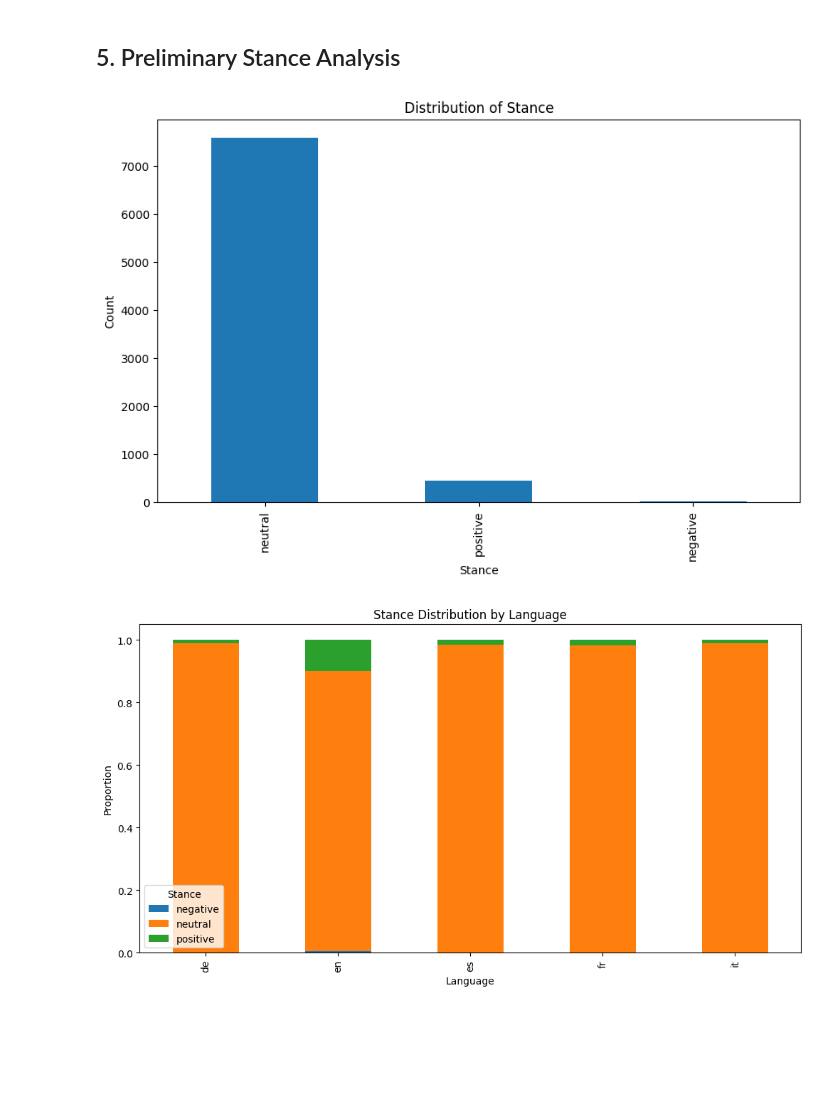
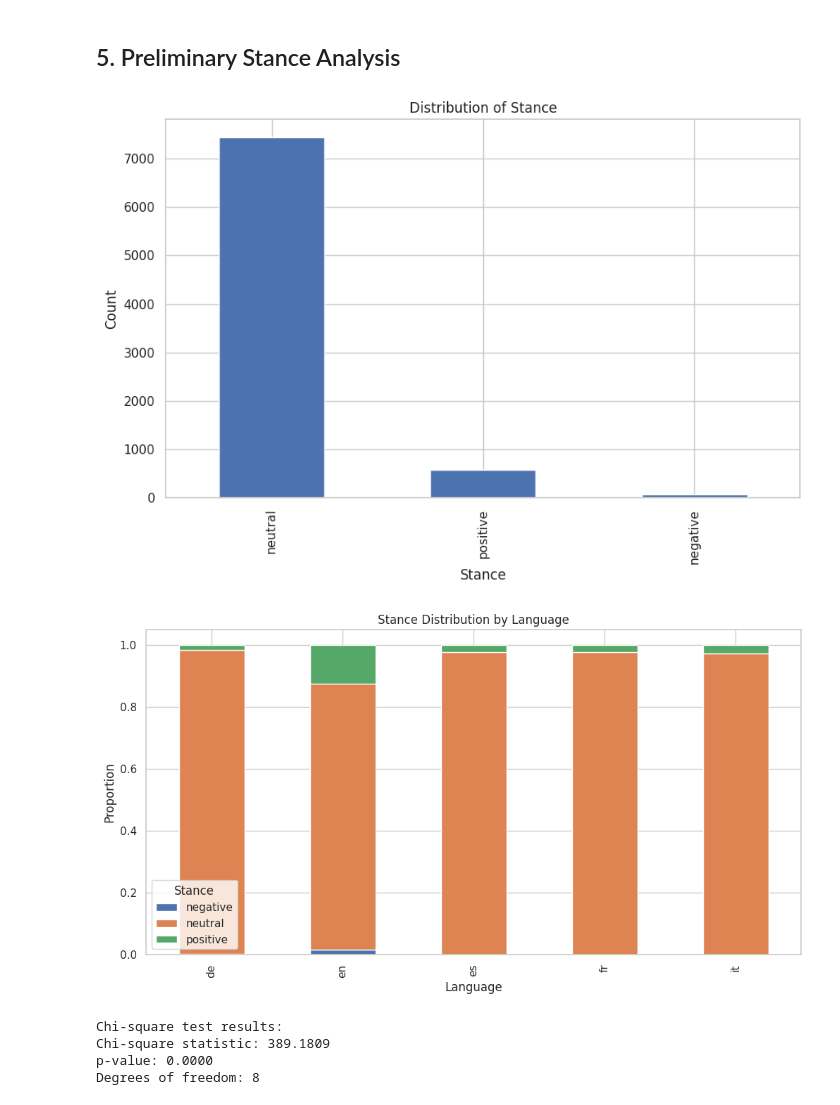
Before and after one commit to jaxendutta/climate-stance-detection, a Jupyter notebook: notebooks/01_data_exploration.ipynb, the cells around one changed output. Cells and saved outputs as stored; diff of their text form; code cells hidden in the pictures; blank space fills up the shorter version.

```diff
--- a/notebooks/01_data_exploration.ipynb
+++ b/notebooks/01_data_exploration.ipynb
@@ -11,3 +5,21 @@ import glob
+# %%
+# Configuration
+import pandas as pd
+import matplotlib.pyplot as plt
+import seaborn as sns
+import os
+import glob
+import datetime
+
+# Set plotting style and configurations
+sns.set_theme(style="whitegrid")  # Use seaborn's default style
+plt.rcParams['figure.figsize'] = (12, 6)
+pd.set_option('display.max_columns', None)
+pd.set_option('display.float_format', lambda x: '%.3f' % x)
+
+# Constants
+RANDOM_STATE = 42
+FIGURE_SIZE = (12, 6)
 # %%
 # Load the data
 latest_file = max(glob.glob('../data/raw/*.csv'), key=os.path.getctime)
@@ -159,36 +171,61 @@ for lang in data['language'].unique():
 # %%
 def assign_stance(text):
     text = text.lower()
-    positive_keywords = ['support', 'agree', 'real', 'serious', 'urgent', 'action']
-    negative_keywords = ['hoax', 'fake', 'exaggerated', 'myth', 'scam', 'conspiracy']
+
+    # Extended keyword lists
+    positive_keywords = [
+        'support', 'agree', 'real', 'serious', 'urgent', 'action',
+        'crisis', 'emergency', 'important', 'necessary', 'must'
+    ]
+    negative_keywords = [
+        'hoax', 'fake', 'exaggerated', 'myth', 'scam', 'conspiracy',
+        'alarmist', 'overblown', 'propaganda', 'false'
+    ]
 
     positive_count = sum(1 for keyword in positive_keywords if keyword in text)
     negative_count = sum(1 for keyword in negative_keywords if keyword in text)
 
     if positive_count > negative_count:
         return 'positive'
     elif negative_count > positive_count:
         return 'negative'
     else:
         return 'neutral'
 
 data['stance'] = data['title'].apply(assign_stance)
 
 plt.figure(figsize=(10, 6))
 data['stance'].value_counts().plot(kind='bar')
 plt.title('Distribution of Stance')
 plt.xlabel('Stance')
 plt.ylabel('Count')
 plt.show()
 
 # Stance distribution by language
 stance_by_lang = pd.crosstab(data['language'], data['stance'], normalize='index')
 stance_by_lang.plot(kind='bar', stacked=True, figsize=(12, 6))
 plt.title('Stance Distribution by Language')
 plt.xlabel('Language')
 plt.ylabel('Proportion')
 plt.legend(title='Stance')
 plt.show()
 # %% [output]
-[figure, old version]
+[figure, new version]
-[figure, old version]
+[figure, new version]
+# %%
+# Statistical testing for stance distribution
+from scipy import stats
+
+contingency_table = pd.crosstab(data['language'], data['stance'])
+chi2_results = stats.chi2_contingency(contingency_table)
+chi2_stat, p_value, dof, expected = chi2_results
+
+print(f"Chi-square test results:")
+print(f"Chi-square statistic: {chi2_stat:.4f}")
+print(f"p-value: {p_value:.4f}")
+print(f"Degrees of freedom: {dof}")
+# %% [output]
+Chi-square test results:
+Chi-square statistic: 389.1809
+p-value: 0.0000
+Degrees of freedom: 8
```
Also changed, not shown: parts of 8 cells of this notebook, 15 other files.
